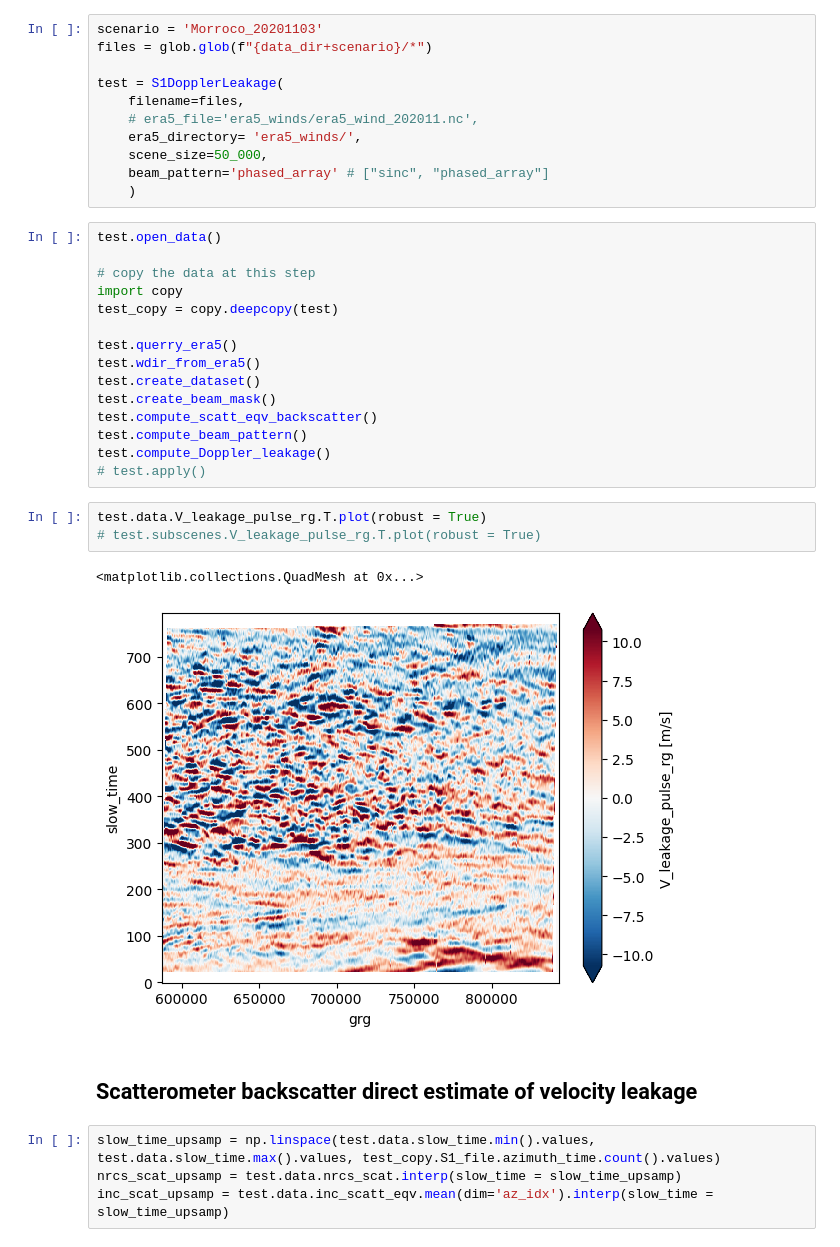
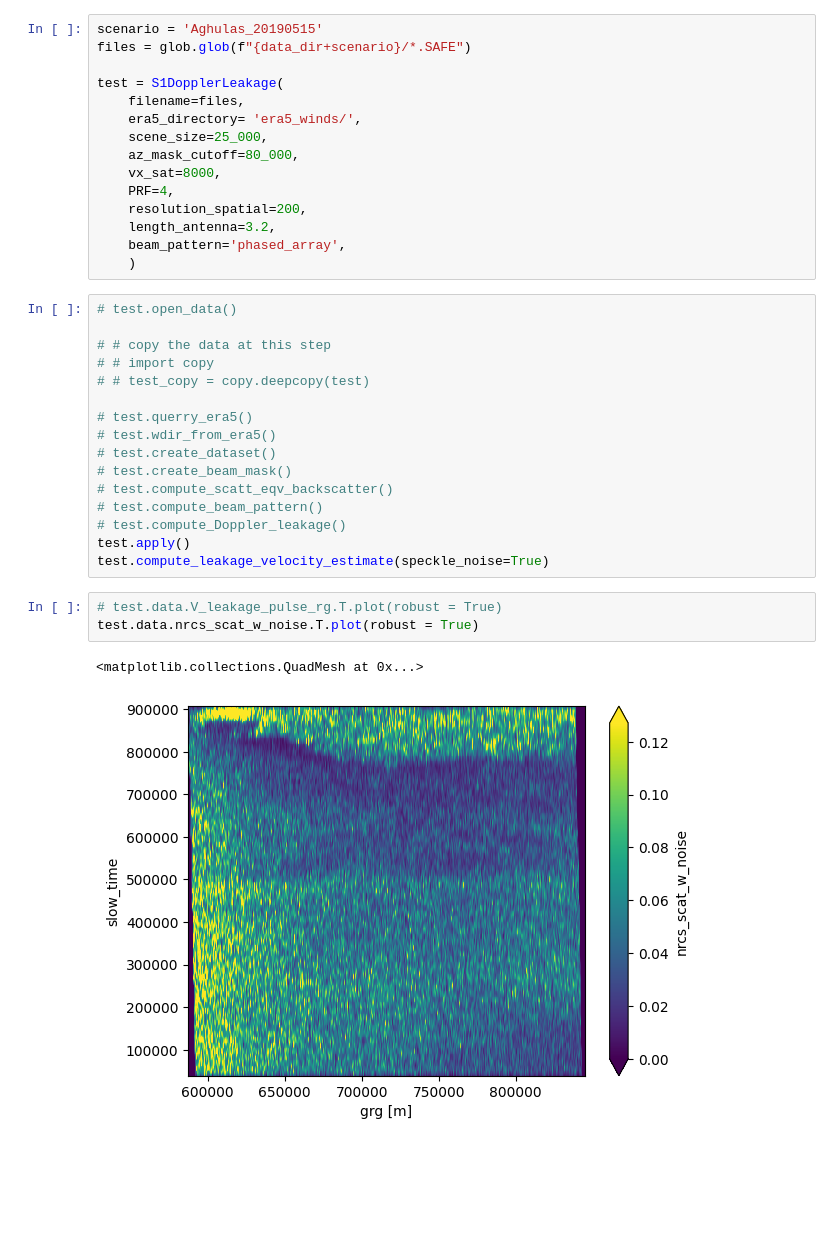
Before and after one commit to owenodriscoll/DopSCA_leakage, a Jupyter notebook: Sentinel1_analyses/process_sentinel1_chain.ipynb, the cells around one changed output. Drawn from its saved outputs; the diff is of its cells as text; blank space fills up the shorter version.

Commit message:
added speckle noise option to leakage velocity estimation method

```diff
--- a/Sentinel1_analyses/process_sentinel1_chain.ipynb
+++ b/Sentinel1_analyses/process_sentinel1_chain.ipynb
@@ -43,38 +42,37 @@ scenarios
 # %%
-scenario = 'Morroco_20201103'
-files = glob.glob(f"{data_dir+scenario}/*")
+scenario = 'Aghulas_20190515'
+files = glob.glob(f"{data_dir+scenario}/*.SAFE")
 
 test = S1DopplerLeakage(
     filename=files,
-    # era5_file='era5_winds/era5_wind_202011.nc',
     era5_directory= 'era5_winds/',
-    scene_size=50_000,
-    beam_pattern='phased_array' # ["sinc", "phased_array"]
+    scene_size=25_000,
+    az_mask_cutoff=80_000,
+    vx_sat=8000,
+    PRF=4,
+    resolution_spatial=200,
+    length_antenna=3.2,
+    beam_pattern='phased_array',
     )
 # %%
-test.open_data()
+# test.open_data()
 
-# copy the data at this step
-import copy
-test_copy = copy.deepcopy(test)
+# # copy the data at this step
+# # import copy
+# # test_copy = copy.deepcopy(test)
 
-test.querry_era5()
-test.wdir_from_era5()
-test.create_dataset()
-test.create_beam_mask()
-test.compute_scatt_eqv_backscatter()
-test.compute_beam_pattern()
-test.compute_Doppler_leakage()
-# test.apply()
+# test.querry_era5()
+# test.wdir_from_era5()
+# test.create_dataset()
+# test.create_beam_mask()
+# test.compute_scatt_eqv_backscatter()
+# test.compute_beam_pattern()
+# test.compute_Doppler_leakage()
+test.apply()
+test.compute_leakage_velocity_estimate(speckle_noise=True)
 # %%
-test.data.V_leakage_pulse_rg.T.plot(robust = True)
-# test.subscenes.V_leakage_pulse_rg.T.plot(robust = True)
+# test.data.V_leakage_pulse_rg.T.plot(robust = True)
+test.data.nrcs_scat_w_noise.T.plot(robust = True)
 # %% [output]
 <matplotlib.collections.QuadMesh at 0x...>
-[figure, old version]
+[figure, new version]
-# %% [markdown]
-## Scatterometer backscatter direct estimate of velocity leakage
-# %%
-slow_time_upsamp = np.linspace(test.data.slow_time.min().values, test.data.slow_time.max().values, test_copy.S1_file.azimuth_time.count().values)
-nrcs_scat_upsamp = test.data.nrcs_scat.interp(slow_time = slow_time_upsamp)
-inc_scat_upsamp = test.data.inc_scatt_eqv.mean(dim='az_idx').interp(slow_time = slow_time_upsamp)
```
Also changed, not shown: parts of 10 cells of this notebook, 1 other file.
